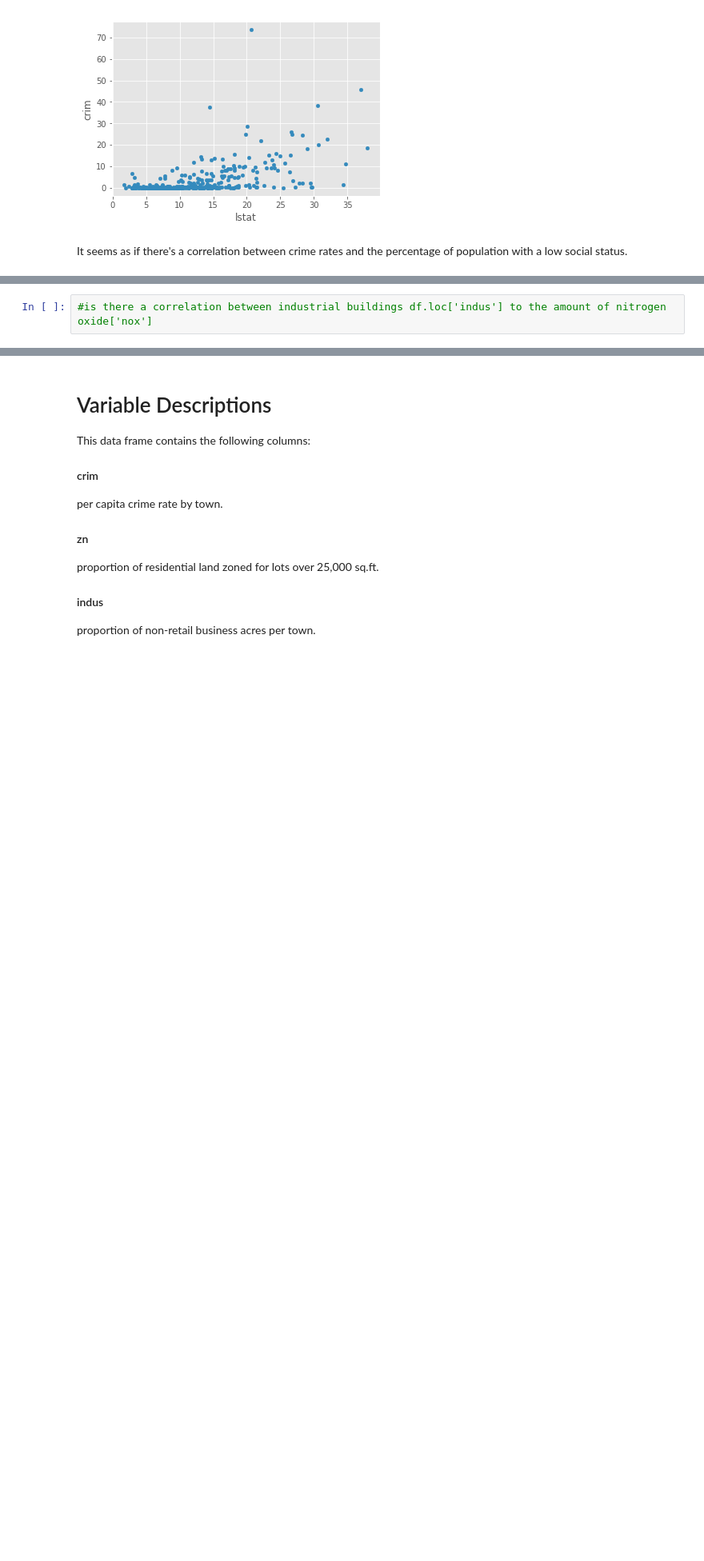
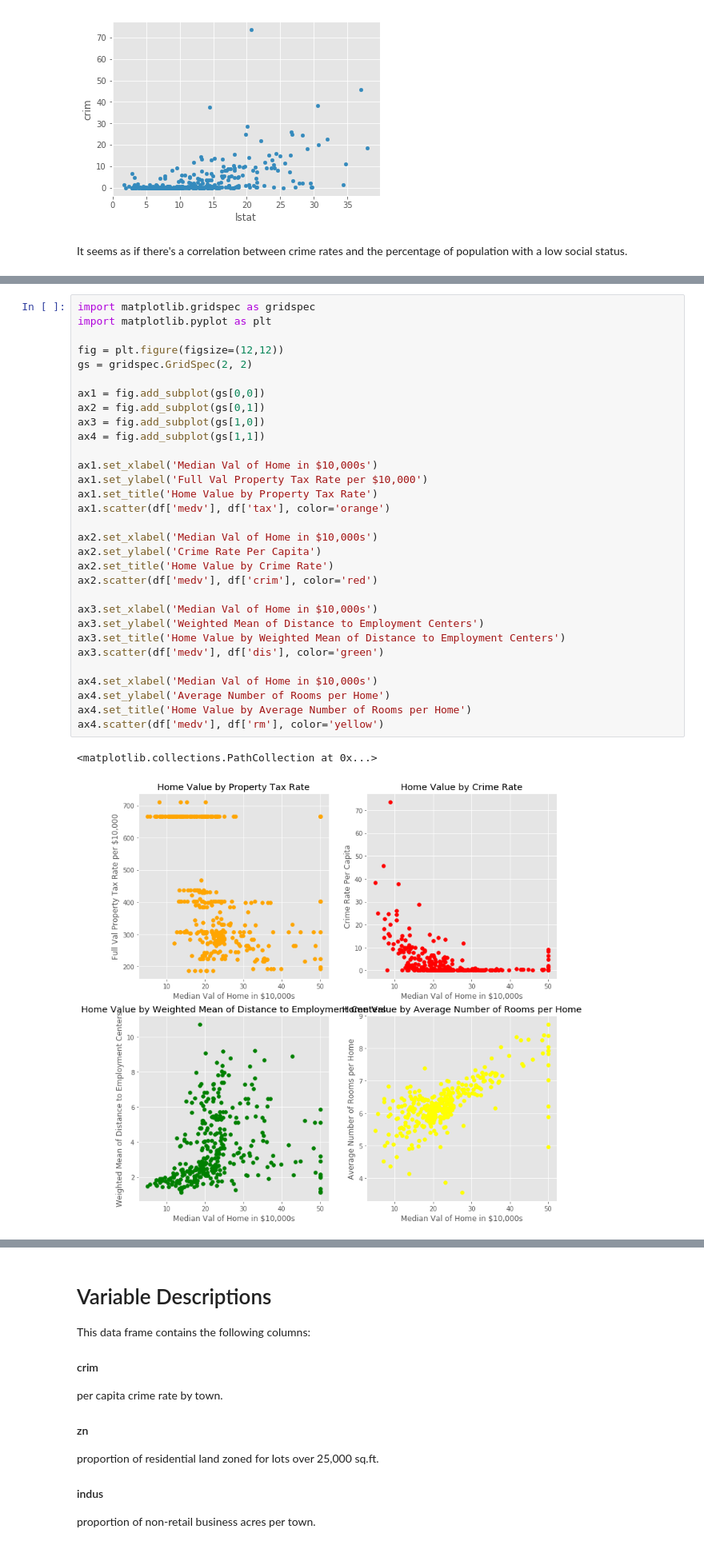
Before and after one commit to akelly66/Flatiron-School, a Jupyter notebook: Mod01/Section03/dsc-1-03-16-eda-with-pandas-using-the-boston-housing-data-lab-online-ds-pt-041519/index.ipynb, the cells around one changed output, grey strips where cells are left out. Shown at 80% size. Saved outputs shown, nothing was run; the diff lists cells and outputs as text; blank space fills up the shorter version.

```diff
--- a/Mod01/Section03/dsc-1-03-16-eda-with-pandas-using-the-boston-housing-data-lab-online-ds-pt-041519/index.ipynb
+++ b/Mod01/Section03/dsc-1-03-16-eda-with-pandas-using-the-boston-housing-data-lab-online-ds-pt-041519/index.ipynb
@@ -95,5 +88,37 @@ print('The following four graphs show the price of home compared to neighborhood
 227687 is the average price of a home in Boston.
 50000 is the lowest priced home and 500000 is the highest priced home.
 The following four graphs show the price of home compared to neighborhood statistics.
-# %%
-#is there a correlation between industrial buildings df.loc['indus'] to the amount of nitrogen oxide['nox']
+# %%
+import matplotlib.gridspec as gridspec
+import matplotlib.pyplot as plt
+
+fig = plt.figure(figsize=(12,12))
+gs = gridspec.GridSpec(2, 2)
+
+ax1 = fig.add_subplot(gs[0,0])
+ax2 = fig.add_subplot(gs[0,1])
+ax3 = fig.add_subplot(gs[1,0])
+ax4 = fig.add_subplot(gs[1,1])
+
+ax1.set_xlabel('Median Val of Home in $10,000s')
+ax1.set_ylabel('Full Val Property Tax Rate per $10,000')
+ax1.set_title('Home Value by Property Tax Rate')
+ax1.scatter(df['medv'], df['tax'], color='orange')
+
+ax2.set_xlabel('Median Val of Home in $10,000s')
+ax2.set_ylabel('Crime Rate Per Capita')
+ax2.set_title('Home Value by Crime Rate')
+ax2.scatter(df['medv'], df['crim'], color='red')
+
+ax3.set_xlabel('Median Val of Home in $10,000s')
+ax3.set_ylabel('Weighted Mean of Distance to Employment Centers')
+ax3.set_title('Home Value by Weighted Mean of Distance to Employment Centers')
+ax3.scatter(df['medv'], df['dis'], color='green')
+
+ax4.set_xlabel('Median Val of Home in $10,000s')
+ax4.set_ylabel('Average Number of Rooms per Home')
+ax4.set_title('Home Value by Average Number of Rooms per Home')
+ax4.scatter(df['medv'], df['rm'], color='yellow')
+# %% [output]
+<matplotlib.collections.PathCollection at 0x...>
+[figure, added]
```
Also changed, not shown: parts of 3 cells of this notebook.
